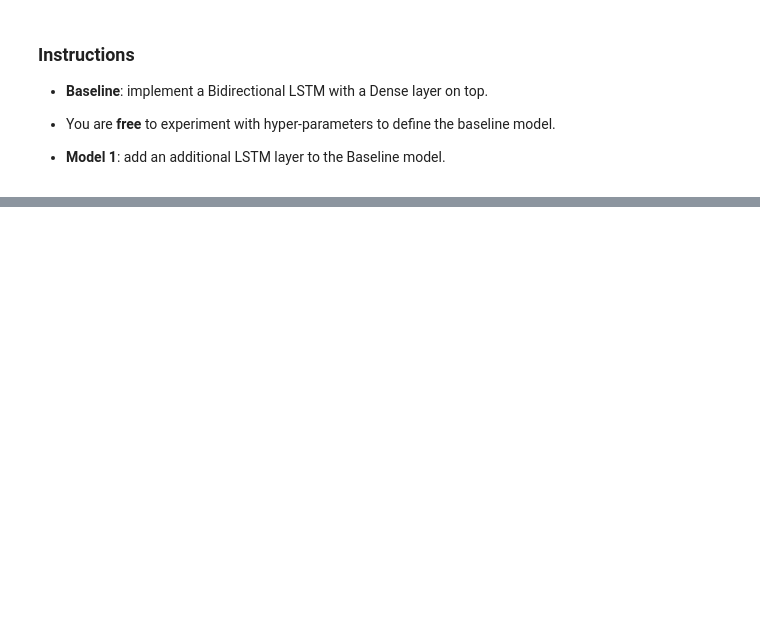
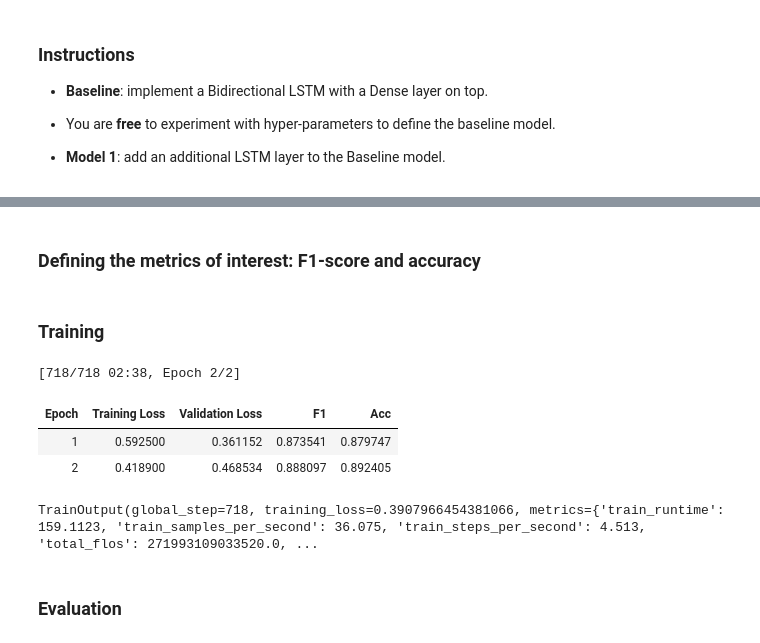
Before and after one commit to t-perniola/Assignments-NLP, a Jupyter notebook: Project/Assignment 1/task1.ipynb, the cells around one changed output, grey strips where cells are left out. Drawn from its saved outputs; the diff is of its cells as text; code cells hidden in the pictures; blank space fills up the shorter version.

```diff
--- a/Project/Assignment 1/task1.ipynb
+++ b/Project/Assignment 1/task1.ipynb
@@ -395,0 +1065,3 @@ from keras.models import Sequential
+# %%
+def tokenize_function(examples, tokenizer):
+    return tokenizer(examples["tweet"], truncation=True, padding=True)
@@ -395,0 +1098,7 @@ from keras.models import Sequential
+# %%
+# Ensure the dataset has the necessary format
+train_data.set_format(type="torch", columns=["input_ids", "attention_mask", "label"])
+validation_data.set_format(type="torch", columns=["input_ids", "attention_mask", "label"])
+test_data.set_format(type="torch", columns=["input_ids", "attention_mask", "label"])
+# %%
+data_collator = DataCollatorWithPadding(tokenizer=roberta_tokenizer)
@@ -395,0 +1131,51 @@ from keras.models import Sequential
+# %% [markdown]
+### Defining the metrics of interest: F1-score and accuracy
+# %%
+from sklearn.metrics import f1_score, accuracy_score
+
+def compute_metrics(output_info):
+    predictions, labels = output_info
+    predictions = np.argmax(predictions, axis=-1)
+
+    f1 = f1_score(y_pred=predictions, y_true=labels, average='macro')
+    acc = accuracy_score(y_pred=predictions, y_true=labels)
+    return {'f1': f1, 'acc': acc}
+# %% [markdown]
+### Training
+# %%
+# Define the training arguments
+training_args = TrainingArguments(
+    output_dir="test_dir",                # where to save model
+    learning_rate=2e-5,
+    per_device_train_batch_size=8,        # accelerate defines distributed training
+    per_device_eval_batch_size=8,
+    num_train_epochs=2,
+    weight_decay=0.05,
+    evaluation_strategy="epoch",          # when to report evaluation metrics/losses
+    save_strategy="epoch",                # when to save checkpoint
+    load_best_model_at_end=True,
+    report_to='none',                     # disabling wandb (default)
+    logging_dir='logs',                   # Directory for storing logs
+    logging_steps=20,                     # Log interval
+)
+
+#Instantiate the Trainer
+trainer = Trainer(
+    model=roberta_model,
+    args=training_args,
+    train_dataset=train_data,
+    eval_dataset=validation_data,
+    tokenizer=roberta_tokenizer,
+    data_collator=data_collator,
+    compute_metrics=compute_metrics,
+)
+
+trainer.train()
+# %% [output]
+[718/718 02:38, Epoch 2/2]
+| Epoch | Training Loss | Validation Loss | F1 | Acc |
+| 1 | 0.592500 | 0.361152 | 0.873541 | 0.879747 |
+| 2 | 0.418900 | 0.468534 | 0.888097 | 0.892405 |
+TrainOutput(global_step=718, training_loss=0.3907966454381066, metrics={'train_runtime': 159.1123, 'train_samples_per_second': 36.075, 'train_steps_per_second': 4.513, 'total_flos': 271993109033520.0, ...
+# %% [markdown]
+### Evaluation
```
Also changed, not shown: parts of 80 cells of this notebook.
